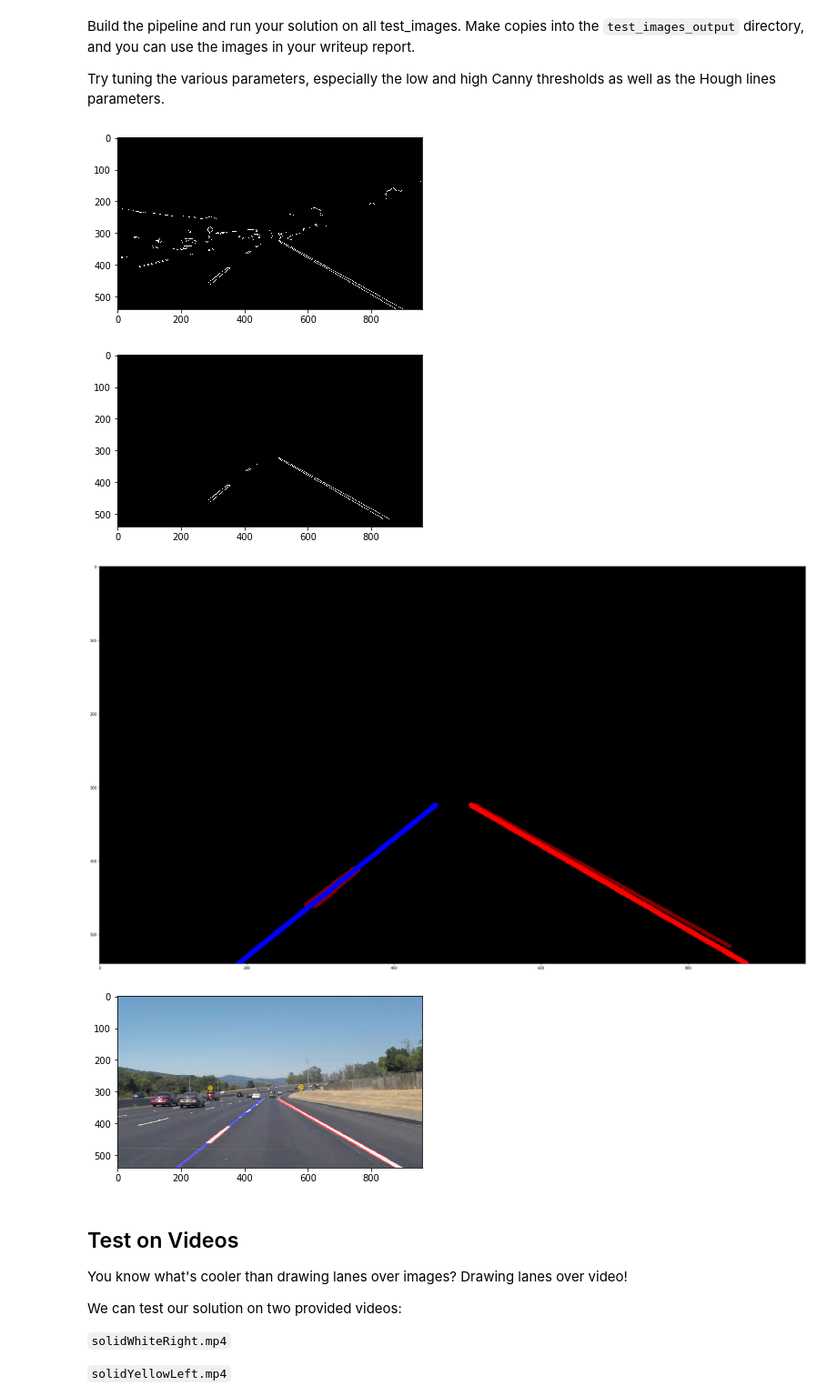
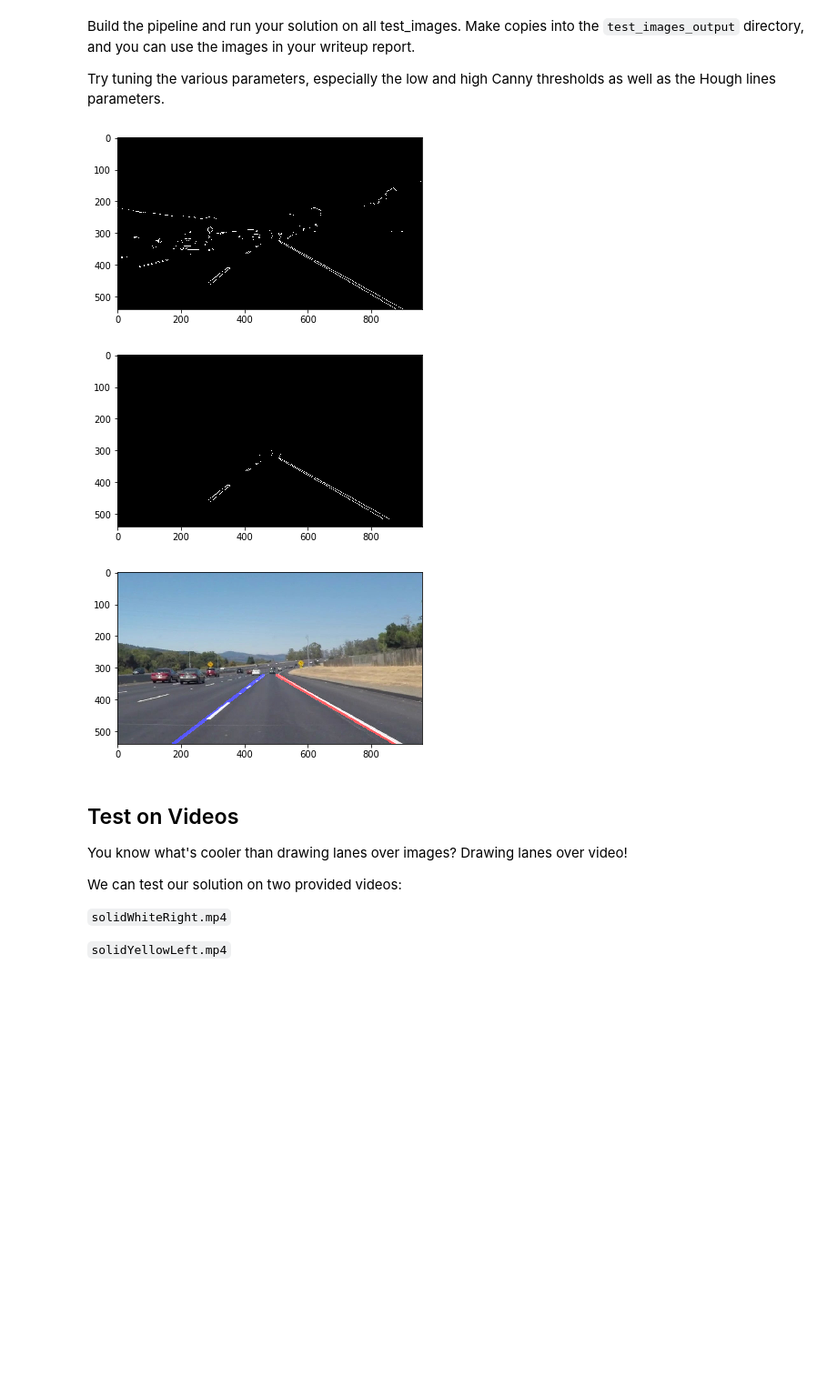
Before and after one commit to nidhi-anilkumar/self_driving_car, a Jupyter notebook: Laney/P1.ipynb, the cells around one changed output. Shown at 91% size. Drawn from its saved outputs; the diff is of its cells as text; code cells hidden in the pictures; blank space fills up the shorter version.

```diff
--- a/Laney/P1.ipynb
+++ b/Laney/P1.ipynb
@@ -125,7 +125,7 @@ def region_of_interest(img, vertices):
     return masked_image
 
 
-def draw_lines(img, lines, color=[255, 0, 0], thickness=5):
+def draw_lines(img, lines, color=[255, 0, 0], thickness=10):
     """
     NOTE: this is the function you might want to use as a starting point once you want to
     average/extrapolate the line segments you detect to map out the full
@@ -142,6 +142,7 @@ def draw_lines(img, lines, color=[255, 0, 0], thickness=5):
     If you want to make the lines semi-transparent, think about combining
     this function with the weighted_img() function below
     """
+    # Define color and empty arrays
     color_lane = ([255, 0, 0], [0, 0, 255])
     right_lane = []
     left_lane = []
@@ -149,36 +150,34 @@ def draw_lines(img, lines, color=[255, 0, 0], thickness=5):
     try:
         for lineno, line in enumerate(lines):
             for x1,y1,x2,y2 in line:
-                cv2.line(img, (x1, y1), (x2, y2), [128, 0, 0], 4)
+#                 cv2.line(img, (x1, y1), (x2, y2), color, thickness)
                 # Find slope of segment
                 slope_seg = (y2 - y1)/(x2 - x1)
-                # based on camera location, lanes from a certain view will have inclination = +/-
+                # based on camera location, lanes from a certain view will have inclination = +/-40deg
                 if (slope_seg > 0.3):
                     right_lane.append([np.sqrt((x2 -x1)**2+(y2 -y1)**2), x1,y1,x2,y2, ((y2-y1)/(x2-x1))])
                 elif (slope_seg < -0.3):
                     left_lane.append([np.sqrt((x2 -x1)**2+(y2 -y1)**2), x1,y1,x2,y2, ((y2-y1)/(x2-x1))])
 
         for laneno, line_type in enumerate(list([right_lane, left_lane])):
+            # sort the list from longest line length to shortest
             lane_sorted = sorted(line_type, reverse=True)
             if not (lane_sorted == []):
-                total_line_length = sum(np.array(lane_sorted).T[0])
                 color = color_lane[laneno]
                 slope_ext = []
                 intercept_pt = []
-#                 num_of_lines = 0
+                # Find the average slope and standard deviation
                 slope_mn = np.mean(np.array(lane_sorted).T[-1])
                 slope_std = np.std(np.array(lane_sorted).T[-1])
+                # Select lines with slope within 1.5 of mean to remove lines out of lane
                 for line_length, x1,y1,x2,y2, slp in lane_sorted:
-                    if (slope_mn-1.5*slope_std)<slp<(slope_mn+1.5*slope_std):# and line_length>10:
-                        slope_ext.append(slp)#*line_length/total_line_length)
+                    if (slope_mn-1.5*slope_std)<slp<(slope_mn+1.5*slope_std):
+                        slope_ext.append(slp)
                         intercept_pt.append(((y2 - (slp*x2))+(y1 - (slp*x1)))/2)
-#                         num_of_lines+=1
-#                 slope_ext = sum(slope_ext)
-#                 for line_length, x1,y1,x2,y2, slp in lane_sorted:
-#                     intercept_pt.append(((y2 - (slope_ext*x2))+(y1 - (slope_ext*x1)))/2)
                 slope_ext = np.mean(slope_ext)
                 intercept_pt = np.mean(intercept_pt)
                 slope_list.append([slope_ext, intercept_pt])
+                # Create and extend the line
                 if (slope_ext != 0) and (not math.isnan(intercept_pt)):
                     y_ex1 = img.shape[0]
                     y_ex2 = int(0.6*img.shape[0])
@@ -191,7 +190,7 @@ def draw_lines(img, lines, color=[255, 0, 0], thickness=5):
 
     except Exception as exp:
         print('error occured', exp)
-    return slope_list
+    return
 
 
 
@@ -204,8 +203,8 @@ def hough_lines(img, rho, theta, threshold, min_line_len, max_line_gap):
     """
     lines = cv2.HoughLinesP(img, rho, theta, threshold, np.array([]), minLineLength=min_line_len, maxLineGap=max_line_gap)
     line_img = np.zeros((img.shape[0], img.shape[1], 3), dtype=np.uint8)
-    kpi = draw_lines(line_img, lines)
-    return line_img, kpi
+    draw_lines(line_img, lines)
+    return line_img
 
 # Python 3 has support for cool math symbols.
 
@@ -248,35 +251,37 @@ image = mpimg.imread('test_images/solidWhiteCurve.jpg')
 # %%
 # TODO: Build your pipeline that will draw lane lines on the test_images
 # then save them to the test_images_output directory.
 def process_image_trial(image):
     image_use = np.copy(image)
     hsize = image.shape[0]
     vsize = image.shape[1]
 #     vertices = np.asarray([[(100, hsize), (450, 330), (550, 335), (vsize, hsize)]], dtype=np.int32)
     cal_data = np.loadtxt('cals.csv', delimiter=",")
     vertices = np.asarray([cal_data*(vsize, hsize)], dtype=np.int32)
     image_gray = grayscale(image_use)
     image_section = gaussian_blur(image_gray, 3)
-    image_section_conditioned = canny(image_section, 150, 255)
-    plt.figure()
+    image_section_conditioned = canny(image_section, 180, 240)
+    fig1 = plt.figure()
     plt.imshow(image_section_conditioned, cmap='gray')
+    fig1.savefig('examples/pre_proc.jpg')
     image_section = region_of_interest(image_section_conditioned, vertices)
-    plt.figure()
+    fig2 = plt.figure()
     plt.imshow(image_section, cmap='gray')
-    image_with_lines, slope_list = hough_lines(image_section, 3, 1*math.pi/180, 35,20, 10)
-    plt.figure(figsize=[35, 35])
-    plt.imshow(image_with_lines)
+    fig2.savefig('examples/roc.jpg')
+    image_with_lines = hough_lines(image_section, 3, 1*math.pi/180, 40,50, 35)
+#     fig3 = plt.figure()#figsize=[35, 35])
+#     plt.imshow(image_with_lines)
     final_image = weighted_img(image_with_lines, image_use, 1, 1, 0)
-    plt.figure()
+    fig4 = plt.figure()
     plt.imshow(final_image)
+    fig4.savefig('examples/final_image.jpg')
     return final_image
 
 x = process_image_trial(image)
 # %% [output]
-[figure, old version]
+[figure, new version]
-[figure, old version]
+[figure, new version]
-[figure, old version]
+[figure, new version]
-[figure, removed]
 # %% [markdown]
 ## Test on Videos
 
```
Also changed, not shown: parts of 11 cells of this notebook, 6 other files.
